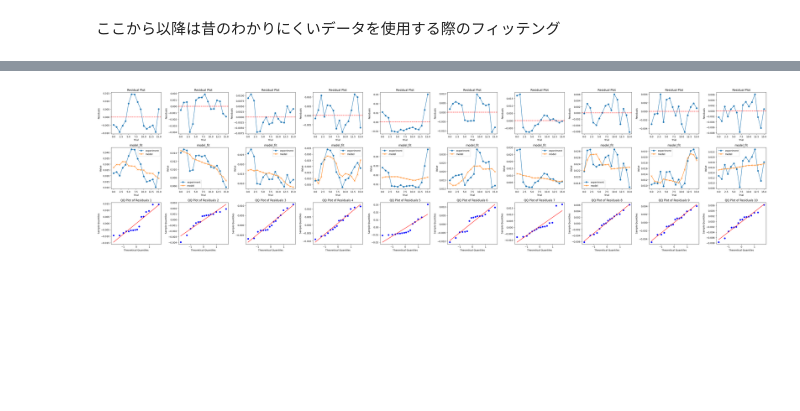
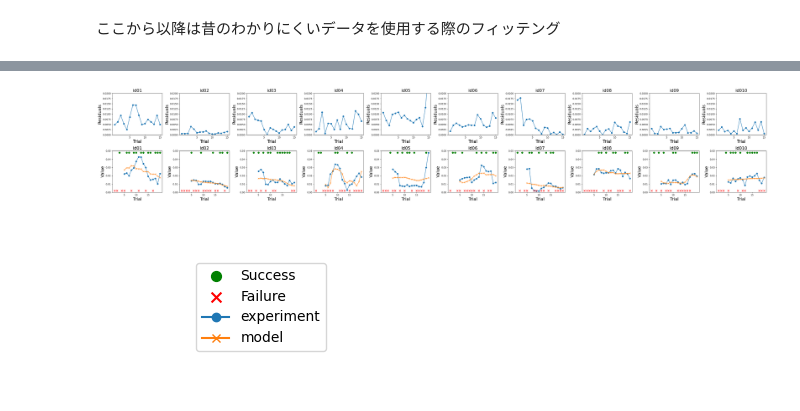
Before and after one commit to kotatakehara/Self-efficacy, a Jupyter notebook: Fact_data_process.ipynb, the cells around one changed output, grey strips where cells are left out. Drawn from its saved outputs; the diff is of its cells as text; code cells hidden in the pictures; blank space fills up the shorter version.

```diff
--- a/Fact_data_process.ipynb
+++ b/Fact_data_process.ipynb
@@ -222,7 +222,7 @@ class Kendama_show(Kendama_analyze):
   def show_result(self, A_x_L, A_p_L, A_dispersion_L, A_Abs_degree_failure_L, A_srate_L, column, division, width):
     # 各データのラベルと色の辞書
     data_dict = {
-        "degree failure": {"data": A_Abs_degree_failure_L, "color": 'r', "ylabel": 'degree failure', "ylim": (0, 0.4)},
+        "degree failure": {"data": A_Abs_degree_failure_L, "color": 'r', "ylabel": 'degree failure', "ylim": (0, 0.2)},
         "Success rate(%)": {"data": A_srate_L, "color": 'orange', "ylabel": 'Success rate(%)', "ylim": (0, 100)},
         "σ_X,σ_Y": {"data": abs(A_dispersion_L[:,:,0]+A_dispersion_L[:,:,1]), "color": 'green', "ylabel": 'σ_X^2,σ_Y^2', "ylim": (0, 0.06)},
         "σ_X^2": {"data": A_dispersion_L[:,:,0], "color": 'b', "ylabel": 'σ_X^2', "ylim": (0, 0.05)},
@@ -237,8 +237,9 @@ class Kendama_show(Kendama_analyze):
           if j >= column:
             break
           axs[j, i].plot(A_x_L[i], props["data"][i], color=props["color"])
-          axs[j, i].set_ylabel(props["ylabel"])
+          axs[j, i].set_ylabel(props["ylabel"], fontsize = 18)
           axs[j, i].set_ylim(props["ylim"])
+          axs[j, i].set_title(f"id0{i+1}", fontsize = 18)
           axs[j, i].set_xticks(list(range(5, len(A_x_L[i]), 5)))
 
           # if division == 5:
@@ -246,7 +247,7 @@ class Kendama_show(Kendama_analyze):
           # else:
           #   axs[j, i].set_xticks(np.arange(5, max(A_x_L[i])+1, 5*division))  # [5, 10, 15, 20] if division=1
 
-          axs[j, i].set_xlabel("t (times)")
+          axs[j, i].set_xlabel("t (times)", fontsize = 18)
 
     plt.tight_layout()
     # plt.savefig(f"data_fitting_average.pdf")
@@ -473,39 +618,64 @@ display(HTML(df.to_html(index=True)))
 # %%
 # 可変行列設定
-n_rows = 3  # 行数
+n_rows = 2  # 行数
 n_cols = 10  # 列数
+
+x = np.array(list(range(1, 21)))
 
 # Figureを設定
 fig, axes = plt.subplots(n_rows, n_cols, figsize=(40, n_rows*3+1))
 
 # 残差のプロット (1行目に配置)
 for i in range(n_cols):
     ax = axes[0, i]
     ax.plot(residuals_check_list[i], marker='o')
-    ax.set_title('Residual Plot')
-    ax.set_xlabel('Trial')
-    ax.set_ylabel('Residuals')
-    ax.axhline(0, color='red', linestyle='--')
+    ax.set_title(f"id0{i+1}", fontsize = 18)
+    ax.set_xlabel('Trial', fontsize = 18)
+    ax.set_ylabel('Residuals', fontsize = 18)
+    ax.set_xticks(list(range(5, len(residuals_check_list[i]), 5)))
+    ax.set_ylim(0, 0.02)
 
 # モデル予測値と実験データのプロット (2行目に配置)
 for i in range(n_cols):
     ax = axes[1, i]
-    ax.plot(y_experiment_list[i], label='experiment', marker='o')
-    ax.plot(y_model_opt_list[i], label='model', marker='x')
-    ax.set_title('model_fit')
-    ax.set_xlabel('Trial')
-    ax.set_ylabel('Value')
-    ax.legend()
 
-for i in range(n_cols):
-    ax = axes[2, i]
-    stats.probplot(residuals_check_list[i], dist="norm", plot=ax)
-    ax.set_title(f"QQ Plot of Residuals {i+1}")
-    ax.set_xlabel('Theoretical Quantiles')
-    ax.set_ylabel('Sample Quantiles')
+    success_check = np.array(succ_check_list_persons[i])  # 成功失敗リスト
+    trials = np.arange(1, len(success_check) + 1)  # 試行回数 1 ~ 20など
+
+    # 成功は上に、失敗は下に点で表示
+    ax.scatter(trials[success_check == 1], np.ones(np.sum(success_check == 1)) * 0.05-0.002,
+               label='Success', marker='o', color='g', s=50, zorder=5)
+    ax.scatter(trials[success_check == 0], np.ones(np.sum(success_check == 0)) * 0+0.002,
+               label='Failure', marker='x', color='r', s=50, zorder=5)
+
+    # x 軸を 5 から始めるための調整
+    x_values = np.arange(5, len(y_experiment_list[i]) + 5)  # x 軸を 5 からスタートする配列
+
+    # 実験データとモデルデータの表示
+    ax.plot(x_values,y_experiment_list[i], label='experiment', marker='o', zorder=1)
+    ax.plot(x_values,y_model_opt_list[i], label='model', marker='x', zorder=2)
+
+    # グラフの設定
+    ax.set_title(f"id0{i+1}", fontsize = 18)
+    ax.set_xlabel('Trial', fontsize = 18)
+    ax.set_ylabel('Value', fontsize=18)
+    ax.set_xticks(list(range(5, len(y_experiment_list[i]), 5)))
+    ax.set_ylim(0, 0.05)
 
 # グラフを調整して表示
 plt.tight_layout()
+# plt.savefig(f"data_fitting_model.pdf")
+# files.download(f'data_fitting_model.pdf')
 plt.show()
+
+# 凡例のみを別の図で描画して保存
+fig_legend, ax_legend = plt.subplots(figsize=(4, 2))  # 新しい Figure と Axes を作成
+handles, labels = ax.get_legend_handles_labels()  # 凡例のハンドルとラベルを取得
+ax_legend.legend(handles, labels, loc='center')  # 新しい Axes に凡例を追加
+ax_legend.axis('off')  # 軸を非表示にする
+# fig_legend.savefig(f'legend.pdf', bbox_inches='tight')  # 凡例を画像として保存
+# files.download(f'legend.pdf')
+plt.show()
 # %% [output]
-[figure, old version]
+[figure, new version]
+[figure, added]
```
Also changed, not shown: parts of 6 cells of this notebook.
